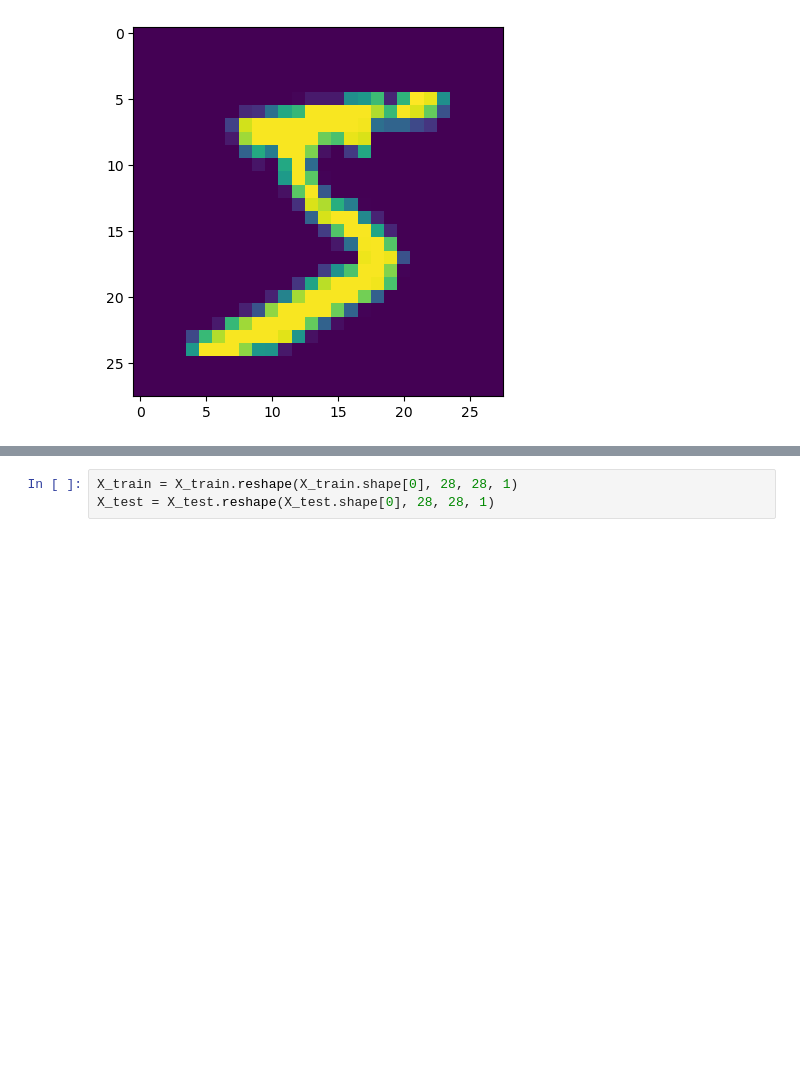
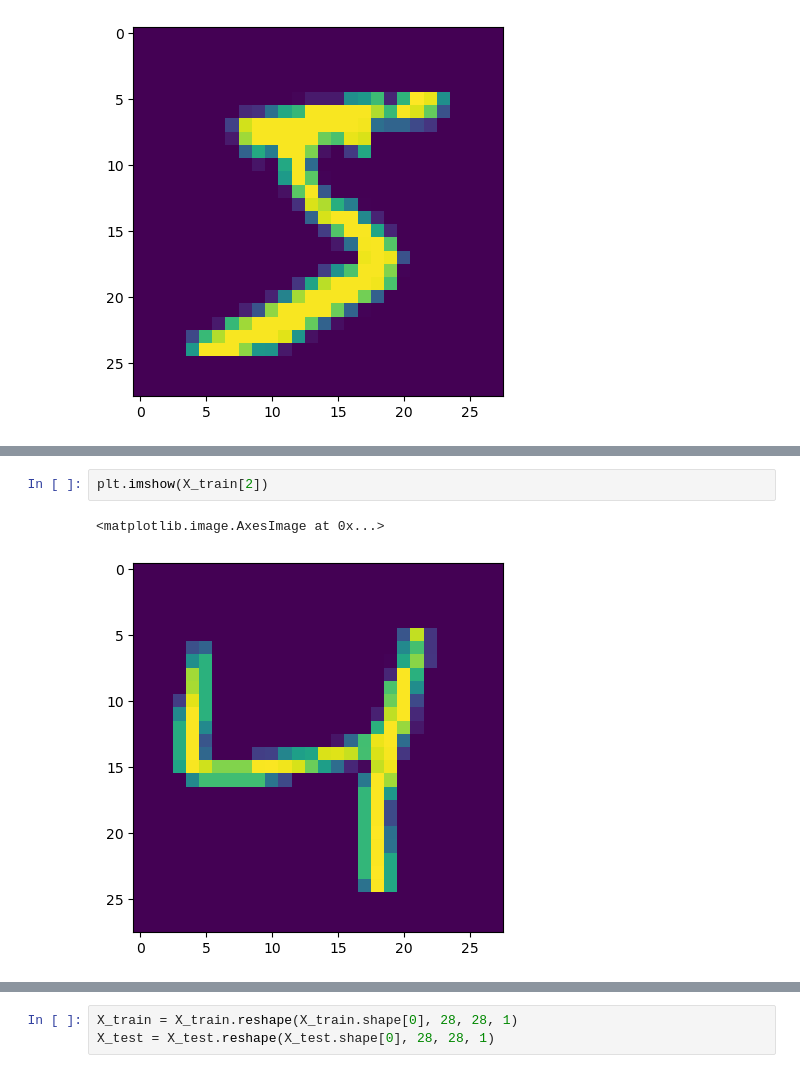
Before and after one commit to CarstenHensel/julia-python-lecture, a Jupyter notebook: Python/PythonMLExample.ipynb, the cells around one changed output, grey strips where cells are left out. Cells and saved outputs as stored; diff of their text form; blank space fills up the shorter version.

```diff
--- a/Python/PythonMLExample.ipynb
+++ b/Python/PythonMLExample.ipynb
@@ -99,0 +111,5 @@ plt.imshow(X_train[0])
+# %%
+plt.imshow(X_train[2])
+# %% [output]
+<matplotlib.image.AxesImage at 0x...>
+[figure, added]
```
Also changed, not shown: parts of 24 cells of this notebook.
